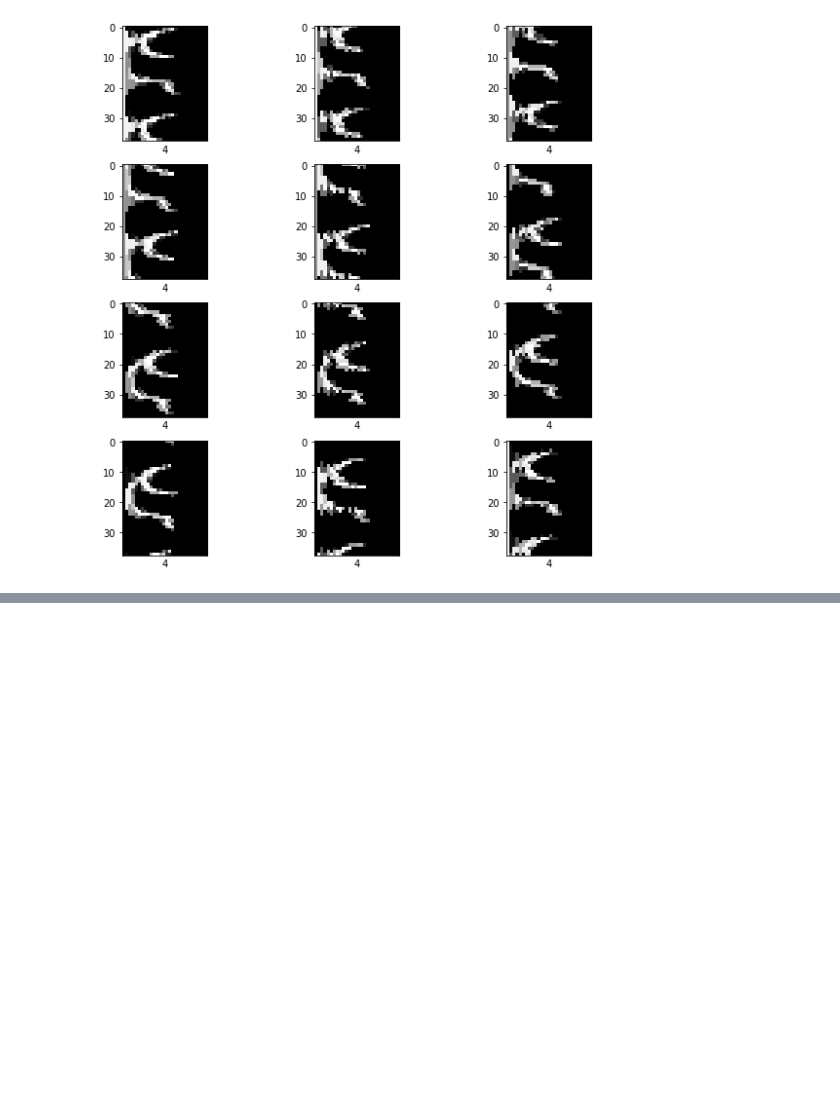
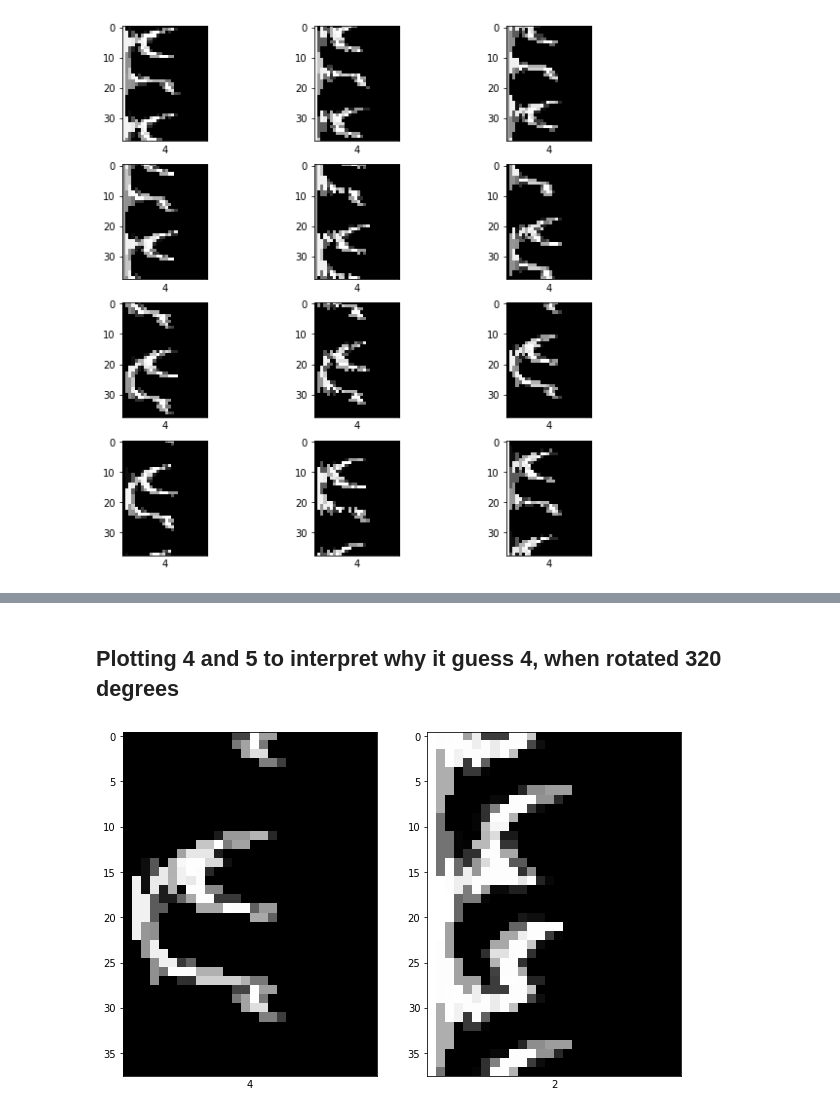
Before and after one commit to Kenn96/P6, a Jupyter notebook: polar_4_rotations.ipynb, the cells around one changed output, grey strips where cells are left out. Cells and saved outputs as stored; diff of their text form; code cells hidden in the pictures; blank space fills up the shorter version.

```diff
--- a/polar_4_rotations.ipynb
+++ b/polar_4_rotations.ipynb
@@ -371,0 +323,39 @@ for i in range(10):
+# %% [markdown]
+## Plotting 4 and 5 to interpret why it guess 4, when rotated 320 degrees
+# %%
+fig = plt.Figure(figsize=(10,10))
+plt.figure(figsize=(10,10))
+rows = 1
+cols = 2
+rad_d30 = (30/360)*(2*np.pi)
+a = [i * rad_d30 for i in range(360//30)]
+img_4 = np.where(train_labels == 4)[0][0]
+img_2 = np.where(train_labels == 2)[0][10]
+
+i = 8 # 320 degrees
+
+rot_img_4 = tfa.image.rotate(train_images[img_4], a[i]).numpy()
+pol_img_4 = cv.linearPolar(rot_img_4, tuple(np.array(rot_img_4.shape)/2), 20, cv.WARP_FILL_OUTLIERS)
+pol_pad_img_4 = padImage(pol_img_4, pad_sides=False)
+
+rot_img_2 = tfa.image.rotate(train_images[img_2], a[0]).numpy()
+pol_img_2 = cv.linearPolar(rot_img_2, tuple(np.array(rot_img_4.shape)/2), 20, cv.WARP_FILL_OUTLIERS)
+pol_pad_img_2 = padImage(pol_img_2, pad_sides=False)
+
+
+# Rots
+plt.subplot(rows,cols,1)
+plt.xticks([])
+plt.grid(False)
+plt.imshow(pol_pad_img_4, cmap=plt.cm.binary_r)
+plt.xlabel(str(train_labels[img_4]))
+
+plt.subplot(rows,cols,2)
+plt.xticks([])
+plt.grid(False)
+plt.imshow(pol_pad_img_2, cmap=plt.cm.binary_r)
+plt.xlabel(str(train_labels[img_2]))
+
+plt.show()
+# %% [output]
+[figure, added]
```
Also changed, not shown: parts of 32 cells of this notebook.
